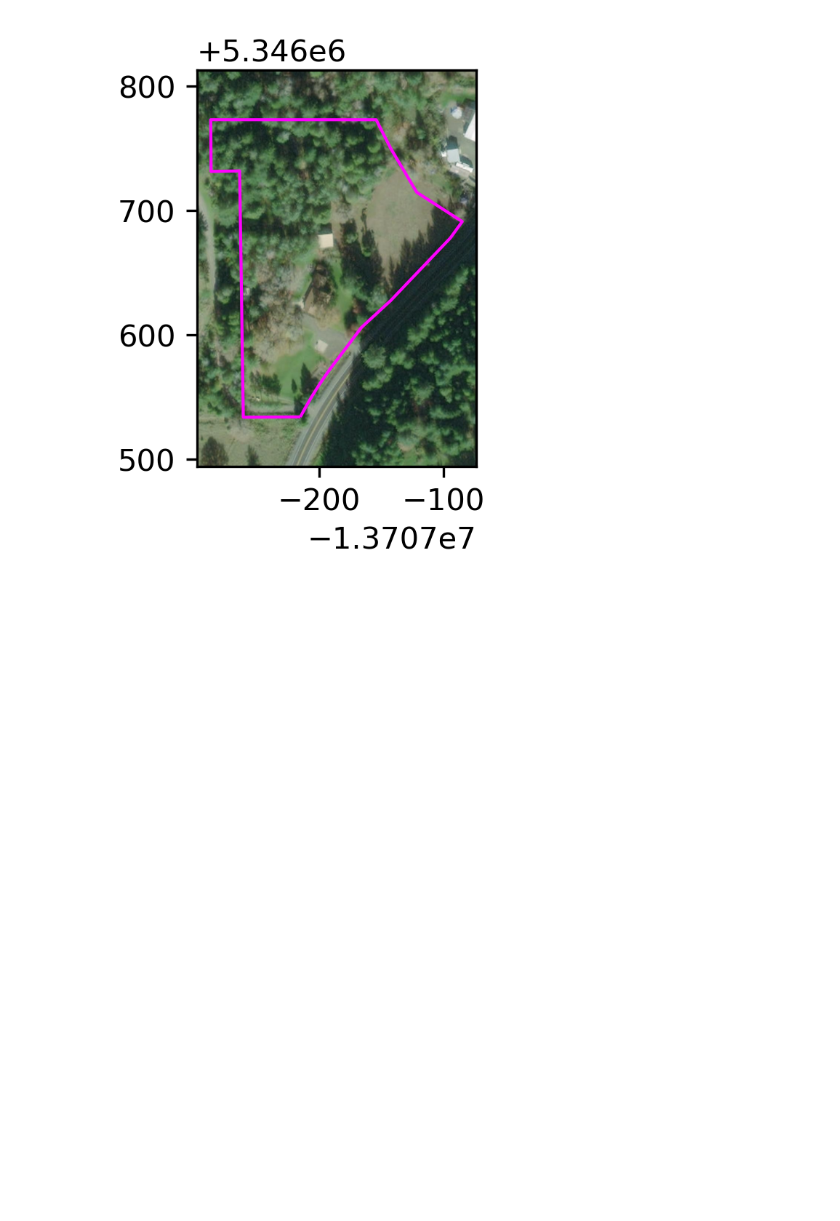
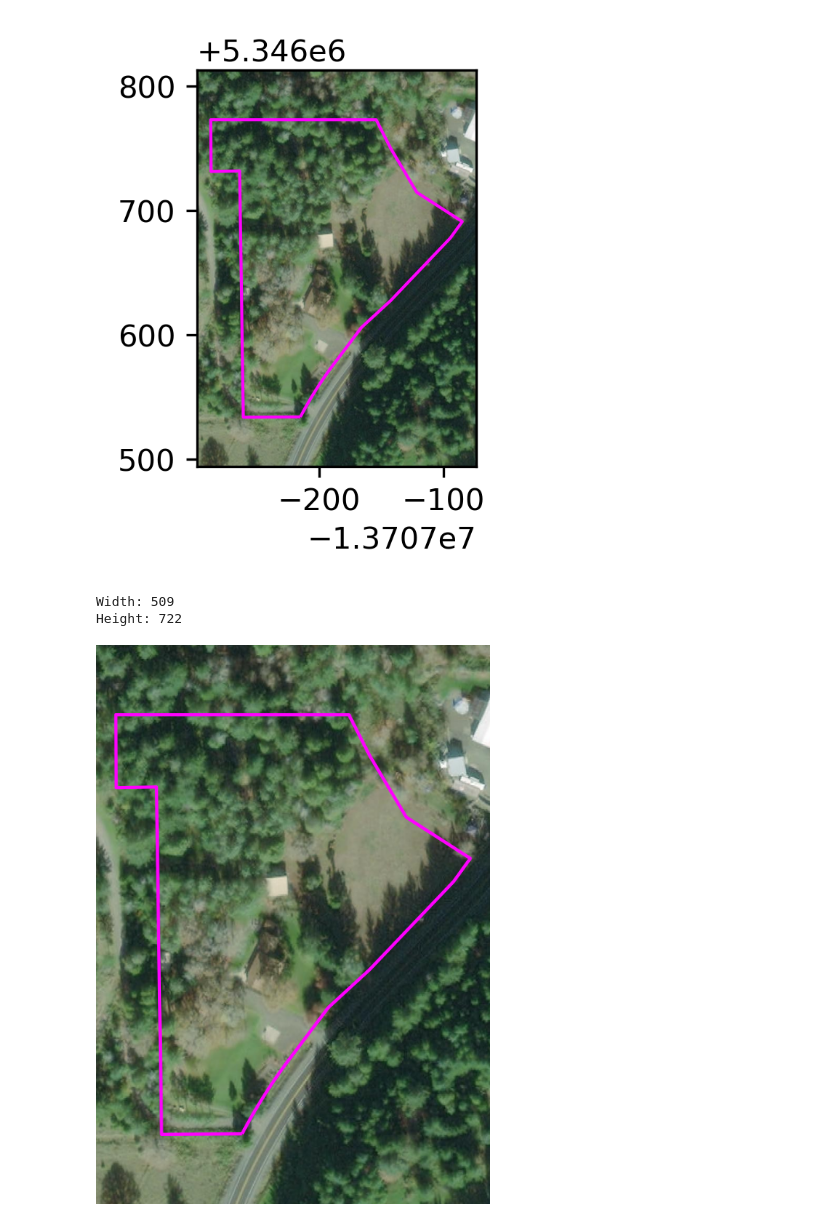
Before and after one commit to rhodges/ecotrust_jupyter, a Jupyter notebook: Drawing GIS/Draw Layered Map Tiles with MatPlotLib.ipynb, the cells around one changed output. Saved outputs shown, nothing was run; the diff lists cells and outputs as text; code cells hidden in the pictures; blank space fills up the shorter version.

```diff
--- a/Drawing GIS/Draw Layered Map Tiles with MatPlotLib.ipynb
+++ b/Drawing GIS/Draw Layered Map Tiles with MatPlotLib.ipynb
@@ -134,16 +134,58 @@ feature_coll = {
 }
 
 gdf = gpd.GeoDataFrame.from_features(feature_coll)
-#gdf = gpd.GeoDataFrame(geometry=[geom1, ...], crs=3857) # some of your geometries
 
-fig, ax = plt.subplots(figsize=(img_width,img_height), dpi=dpi)
+fig, ax = plt.subplots(figsize=(img_width,img_height), dpi=dpi, frameon=False)
 
 work = show(reshape_as_raster(aerial_image), ax=ax, transform=trf)
+
 # call show again to keep stacking
 work = gdf.plot(ax=ax, lw=1, ec='#FF00FF', fc='none')
-# ax.axis('off')
-
-# this might remove some of the axes label cruft
-# pil_img = plt_to_pil(fig)
 # %% [output]
 [figure]
+# %%
+# From https://web-backend.icare.univ-lille.fr/tutorials/convert_a_matplotlib_figure
+def fig2data ( fig ):
+    """
+    @brief Convert a Matplotlib figure to a 4D numpy array with RGBA channels and return it
+    @param fig a matplotlib figure
+    @return a numpy 3D array of RGBA values
+    """
+    # draw the renderer
+    fig.canvas.draw ( )
+
+    # Get the RGBA buffer from the figure
+    w,h = fig.canvas.get_width_height()
+    buf = np.frombuffer ( fig.canvas.tostring_argb(), dtype=np.uint8 )
+    buf.shape = ( w, h,4 )
+
+    # canvas.tostring_argb give pixmap in ARGB mode. Roll the ALPHA channel to have it in RGBA mode
+    buf = np.roll ( buf, 3, axis = 2 )
+    return buf
+
+def fig2img ( fig ):
+    """
+    @brief Convert a Matplotlib figure to a PIL Image in RGBA format and return it
+    @param fig a matplotlib figure
+    @return a Python Imaging Library ( PIL ) image
+    """
+    # put the figure pixmap into a numpy array
+    buf = fig2data ( fig )
+    w, h, d = buf.shape
+    return Image.frombytes( "RGBA", ( w ,h ), buf.tostring( ) )
+
+# ax.axis('off')
+fig.subplots_adjust(bottom = 0)
+fig.subplots_adjust(top = 1)
+fig.subplots_adjust(right = 1)
+fig.subplots_adjust(left = 0)
+
+result_img = fig2img ( fig )
+res_width, res_height = result_img.size
+print("Width: %s" % res_width)
+print("Height: %s" % res_height)
+display(result_img)
+# %% [output]
+Width: 509
+Height: 722
+[figure, added]
```
Also changed, not shown: parts of 1 cell of this notebook.
